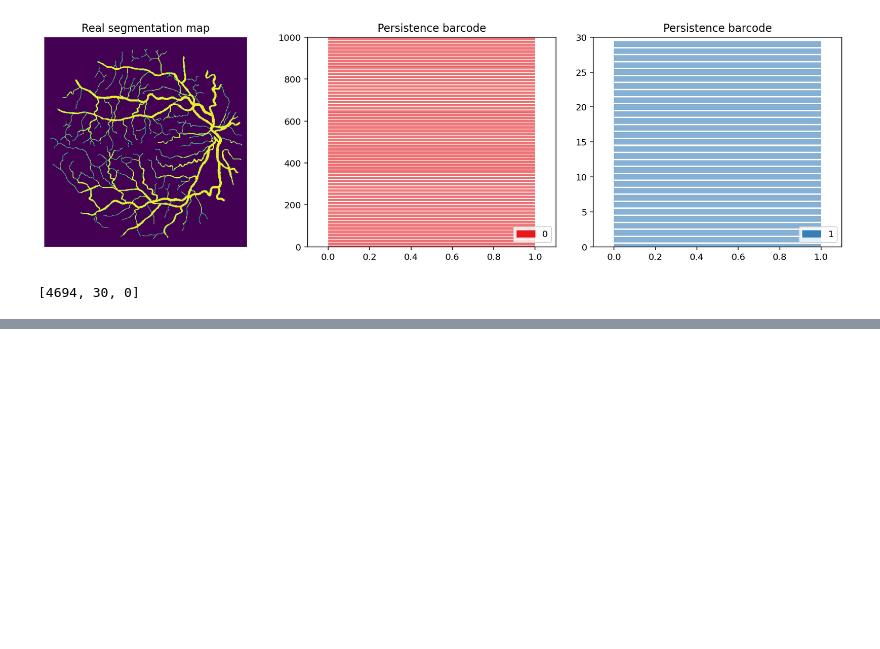
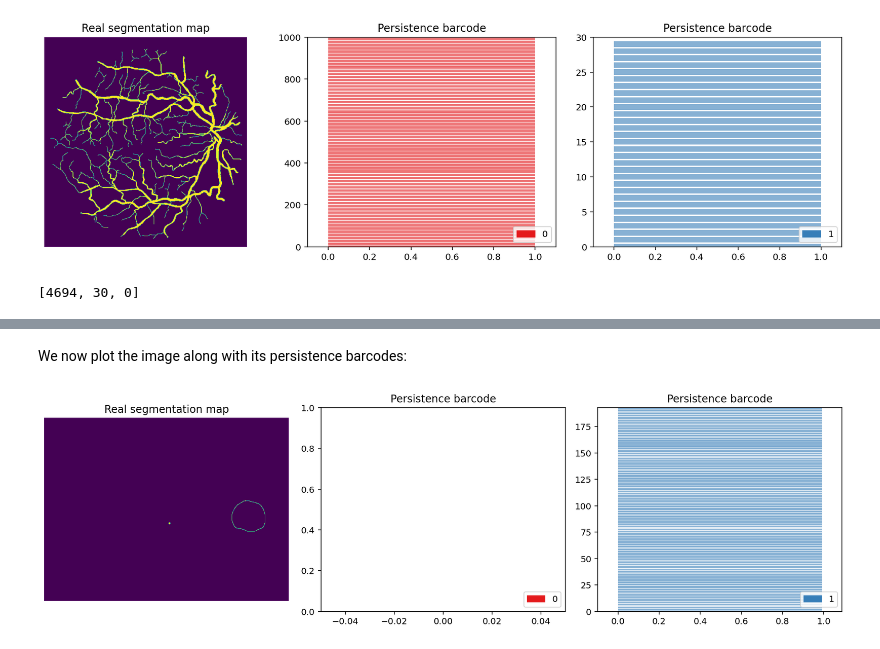
Before and after one commit to ManifoldFR/dlmi-project, a Jupyter notebook: topology-data.ipynb, the cells around one changed output, grey strips where cells are left out. Cells and saved outputs as stored; diff of their text form; code cells hidden in the pictures; blank space fills up the shorter version.

```diff
--- a/topology-data.ipynb
+++ b/topology-data.ipynb
@@ -119,0 +184,18 @@ fig.savefig("figures/persistence-barcodes-{:s}-.pdf".format(file_base_name_),
+# %% [markdown]
+We now plot the image along with its persistence barcodes:
+# %%
+fig = plt.figure(figsize=(13, 4))
+ax = fig.add_subplot(131)
+ax.imshow(target)
+ax.axis('off')
+ax.set_title("Real segmentation map")
+
+ax = fig.add_subplot(132)
+gd.plot_persistence_barcode(persistence_dict[0], alpha=.6,
+                            legend=True, axes=ax)
+ax = fig.add_subplot(133)
+gd.plot_persistence_barcode(persistence_dict[1], alpha=.6,
+                            legend=True, axes=ax)
+fig.tight_layout()
+# %% [output]
+[figure, added]
```
Also changed, not shown: parts of 13 cells of this notebook, 5 other files.
